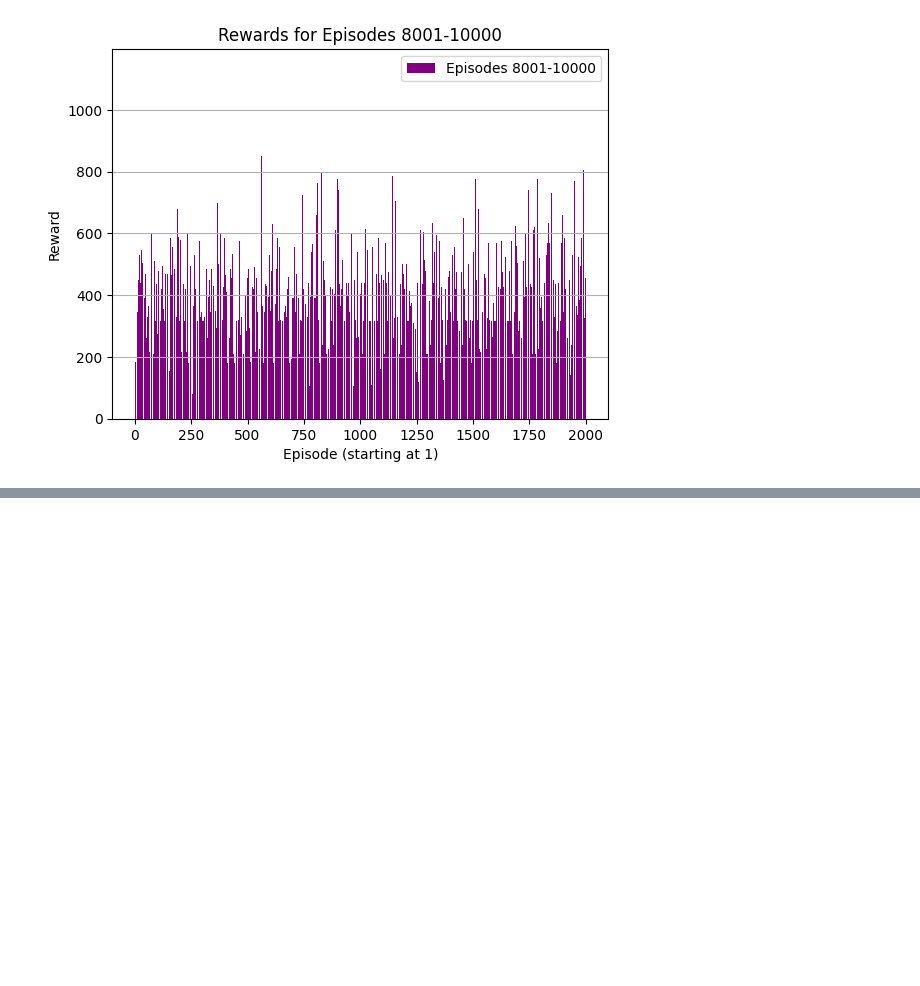
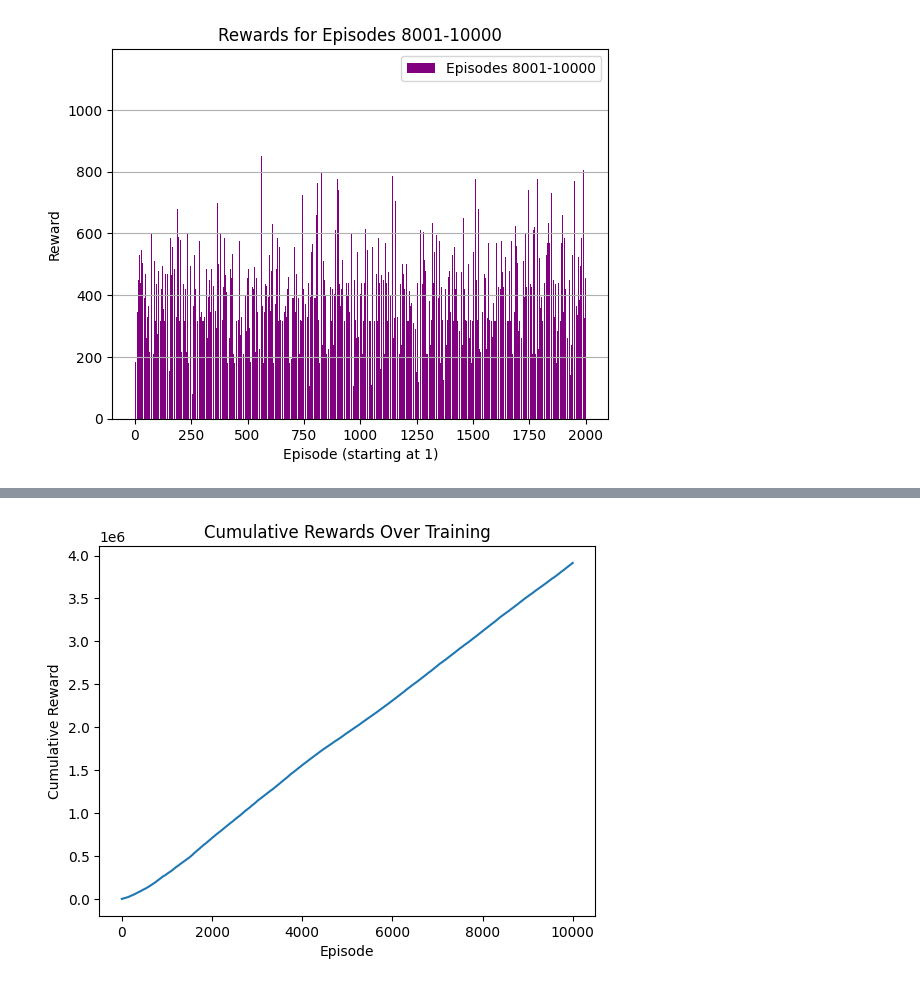
Before and after one commit to Kevinthulin/Djup-maskinginl-rning, a Jupyter notebook: Lab1/exploration_data.ipynb, the cells around one changed output, grey strips where cells are left out. Saved outputs shown, nothing was run; the diff lists cells and outputs as text; code cells hidden in the pictures; blank space fills up the shorter version.

```diff
--- a/Lab1/exploration_data.ipynb
+++ b/Lab1/exploration_data.ipynb
@@ -59,0 +64,12 @@ plt.show()
+# %%
+cumulative_rewards = np.cumsum(data)
+plt.plot(cumulative_rewards)
+plt.title("Cumulative Rewards Over Training")
+plt.xlabel("Episode")
+plt.ylabel("Cumulative Reward")
+plt.show()
+
+plt.savefig("data/kumulativ_fördelning.png", dpi=300, bbox_inches='tight')
+plt.close()
+# %% [output]
+[figure, added]
```
Also changed, not shown: parts of 5 cells of this notebook.
